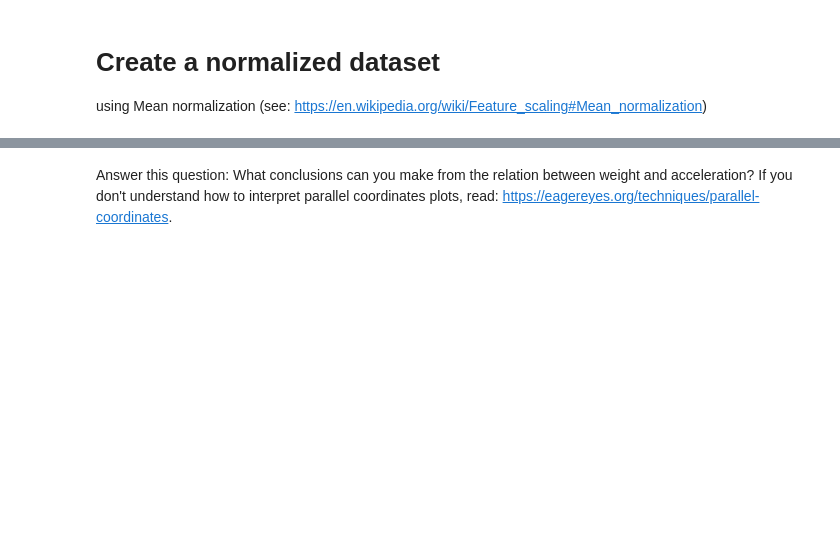
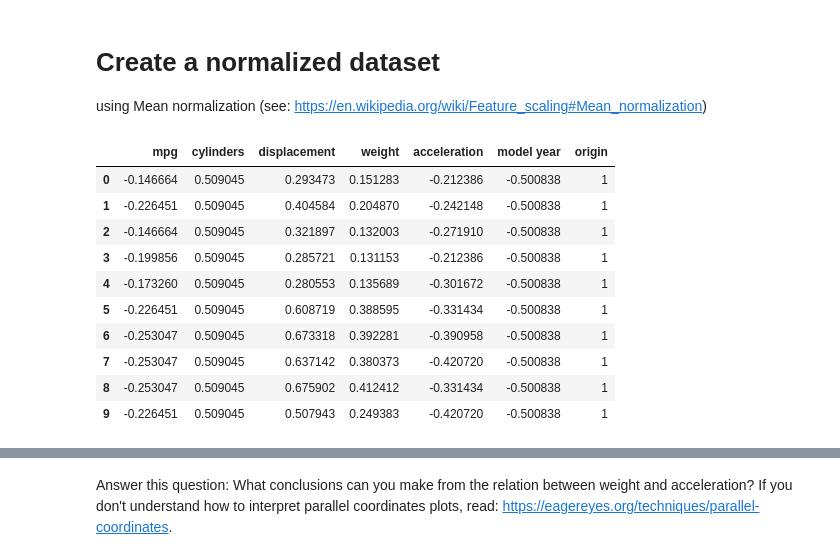
Before and after one commit to martintomov/cookbook, a Jupyter notebook: W2 Visualisation basics/Visualization.ipynb, the cells around one changed output, grey strips where cells are left out. Cells and saved outputs as stored; diff of their text form; code cells hidden in the pictures; blank space fills up the shorter version.

```diff
--- a/W2 Visualisation basics/Visualization.ipynb
+++ b/W2 Visualisation basics/Visualization.ipynb
@@ -414,2 +412,27 @@ cars_norm = cars # extend this code to create a normalized set
+# %%
+cars_norm = cars # extend this code to create a normalized set
+cars_norm = cars.copy()
+
+# Perform mean normalization on all features except 'origin' as it's categorical
+for column in cars_norm.columns:
+    if column != 'origin':
+        column_mean = cars_norm[column].mean()
+        column_range = cars_norm[column].max() - cars_norm[column].min()
+        cars_norm[column] = (cars_norm[column] - column_mean) / column_range
+
+# Display the first 10 rows of the normalized dataset
+cars_norm.head(10)
+# %% [output]
+|  | mpg | cylinders | displacement | weight | acceleration | model year | origin |
+| 0 | -0.146664 | 0.509045 | 0.293473 | 0.151283 | -0.212386 | -0.500838 | 1 |
+| 1 | -0.226451 | 0.509045 | 0.404584 | 0.204870 | -0.242148 | -0.500838 | 1 |
+| 2 | -0.146664 | 0.509045 | 0.321897 | 0.132003 | -0.271910 | -0.500838 | 1 |
+| 3 | -0.199856 | 0.509045 | 0.285721 | 0.131153 | -0.212386 | -0.500838 | 1 |
+| 4 | -0.173260 | 0.509045 | 0.280553 | 0.135689 | -0.301672 | -0.500838 | 1 |
+| 5 | -0.226451 | 0.509045 | 0.608719 | 0.388595 | -0.331434 | -0.500838 | 1 |
+| 6 | -0.253047 | 0.509045 | 0.673318 | 0.392281 | -0.390958 | -0.500838 | 1 |
+| 7 | -0.253047 | 0.509045 | 0.637142 | 0.380373 | -0.420720 | -0.500838 | 1 |
+| 8 | -0.253047 | 0.509045 | 0.675902 | 0.412412 | -0.331434 | -0.500838 | 1 |
+| 9 | -0.226451 | 0.509045 | 0.507943 | 0.249383 | -0.420720 | -0.500838 | 1 |
 # %% [markdown]
 Next, create a parallel coordinates plot. What happens when you do not use the normalized data?
```
Also changed, not shown: parts of 9 cells of this notebook.
